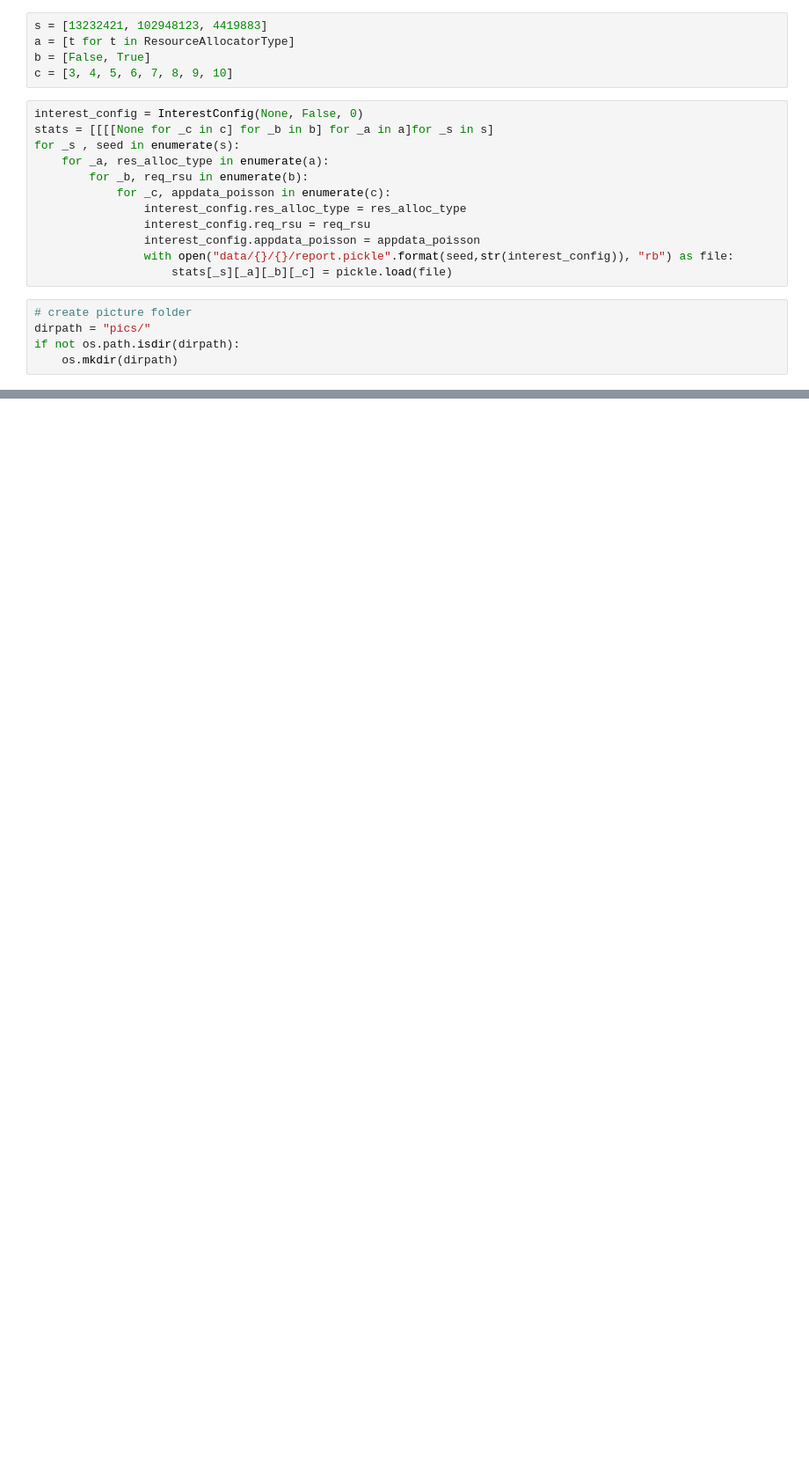
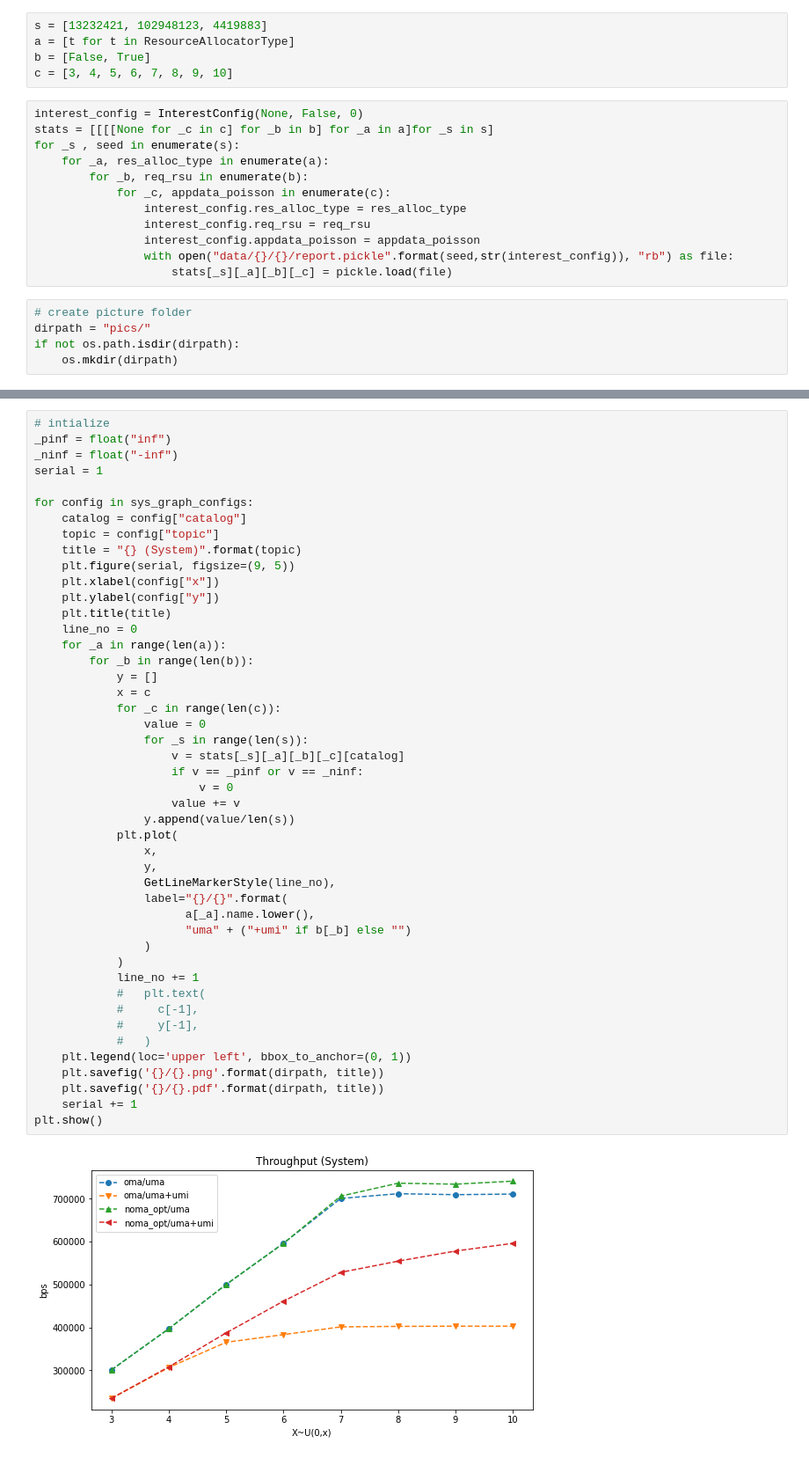
Before and after one commit to ODD2/ProjectSumo, a Jupyter notebook: graph.ipynb, the cells around one changed output, grey strips where cells are left out. Shown: that part at 88% size. Saved outputs shown, nothing was run; the diff lists cells and outputs as text; blank space fills up the shorter version.

```diff
--- a/graph.ipynb
+++ b/graph.ipynb
@@ -237,0 +262,48 @@ stats[0][0][0][0]["bs_through_put"][BaseStationType.UMI]
+# %%
+# intialize
+_pinf = float("inf")
+_ninf = float("-inf")
+serial = 1
+
+for config in sys_graph_configs:
+    catalog = config["catalog"]
+    topic = config["topic"]
+    title = "{} (System)".format(topic)
+    plt.figure(serial, figsize=(9, 5))
+    plt.xlabel(config["x"])
+    plt.ylabel(config["y"])
+    plt.title(title)
+    line_no = 0
+    for _a in range(len(a)):
+        for _b in range(len(b)):
+            y = []
+            x = c
+            for _c in range(len(c)):
+                value = 0
+                for _s in range(len(s)):
+                    v = stats[_s][_a][_b][_c][catalog]
+                    if v == _pinf or v == _ninf:
+                        v = 0
+                    value += v
+                y.append(value/len(s))
+            plt.plot(
+                x,
+                y,
+                GetLineMarkerStyle(line_no),
+                label="{}/{}".format(
+                      a[_a].name.lower(),
+                      "uma" + ("+umi" if b[_b] else "")
+                )
+            )
+            line_no += 1
+            #   plt.text(
+            #     c[-1],
+            #     y[-1],
+            #   )
+    plt.legend(loc='upper left', bbox_to_anchor=(0, 1))
+    plt.savefig('{}/{}.png'.format(dirpath, title))
+    plt.savefig('{}/{}.pdf'.format(dirpath, title))
+    serial += 1
+plt.show()
+# %% [output]
+[figure, added]
```
Also changed, not shown: parts of 10 cells of this notebook, 8 other files.
